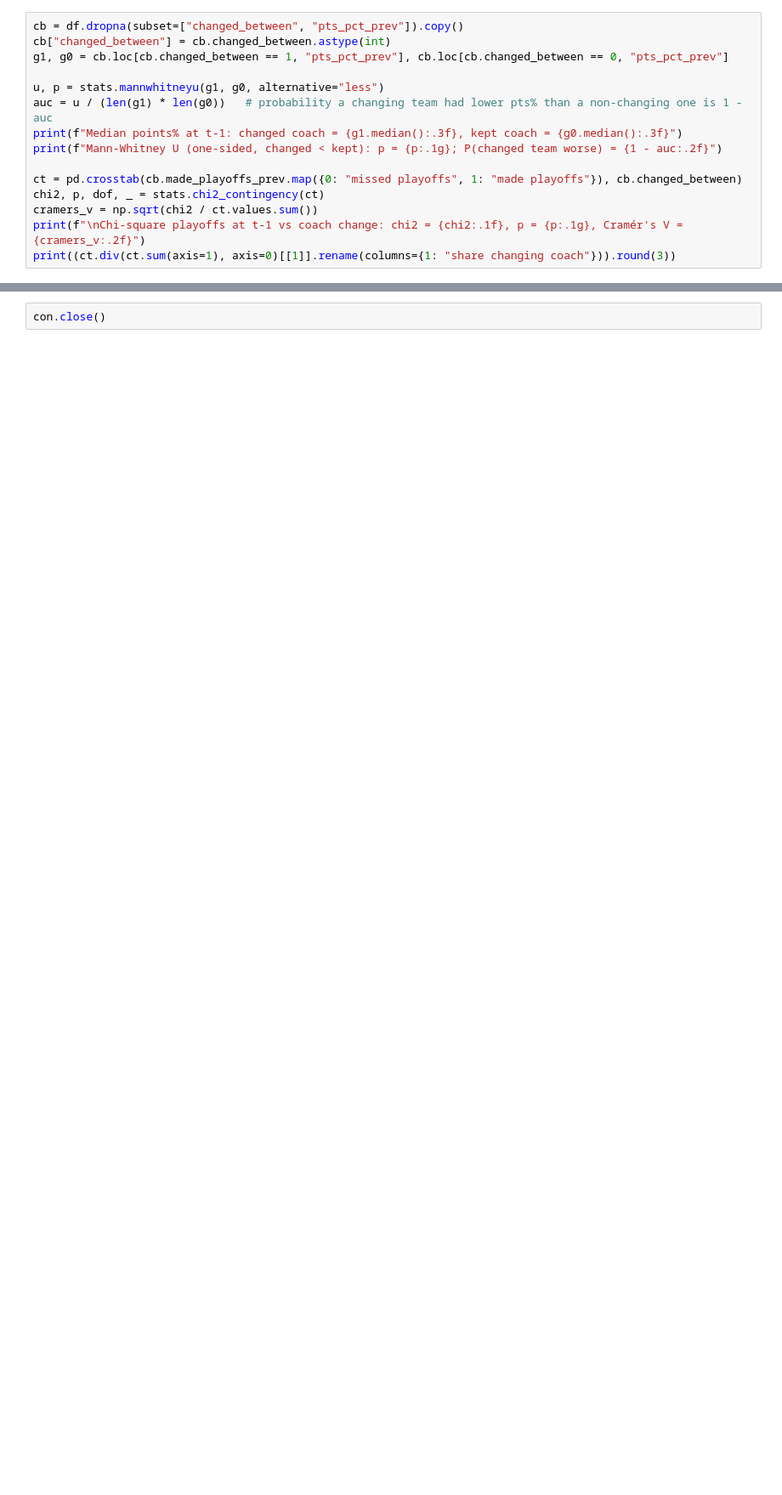
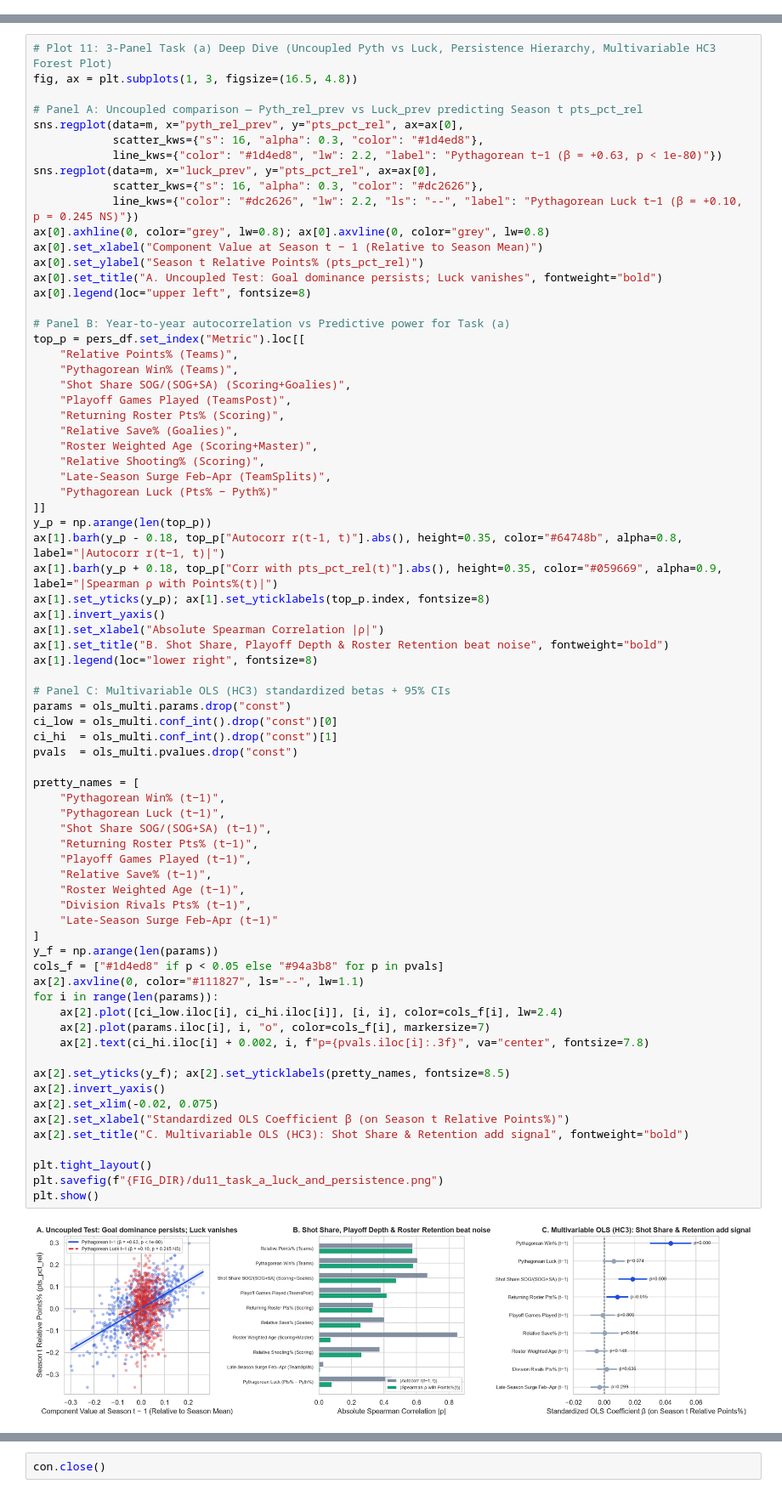
Before and after one commit to LuisBento2005/AC_DataMining, a Jupyter notebook: notebooks/02_statistical_analysis.ipynb, the cells around one changed output, grey strips where cells are left out. Shown at 85% size. Saved outputs shown, nothing was run; the diff lists cells and outputs as text; blank space fills up the shorter version.

```diff
--- a/notebooks/02_statistical_analysis.ipynb
+++ b/notebooks/02_statistical_analysis.ipynb
@@ -233,15 +0,0 @@ gd_pg_prev      Spearman with pts_pct at t: 0.635
-# %%
-cb = df.dropna(subset=["changed_between", "pts_pct_prev"]).copy()
-cb["changed_between"] = cb.changed_between.astype(int)
-g1, g0 = cb.loc[cb.changed_between == 1, "pts_pct_prev"], cb.loc[cb.changed_between == 0, "pts_pct_prev"]
-
-u, p = stats.mannwhitneyu(g1, g0, alternative="less")
-auc = u / (len(g1) * len(g0))   # probability a changing team had lower pts% than a non-changing one is 1 - auc
-print(f"Median points% at t-1: changed coach = {g1.median():.3f}, kept coach = {g0.median():.3f}")
-print(f"Mann-Whitney U (one-sided, changed < kept): p = {p:.1g}; P(changed team worse) = {1 - auc:.2f}")
-
-ct = pd.crosstab(cb.made_playoffs_prev.map({0: "missed playoffs", 1: "made playoffs"}), cb.changed_between)
-chi2, p, dof, _ = stats.chi2_contingency(ct)
-cramers_v = np.sqrt(chi2 / ct.values.sum())
-print(f"\nChi-square playoffs at t-1 vs coach change: chi2 = {chi2:.1f}, p = {p:.1g}, Cramér's V = {cramers_v:.2f}")
-print((ct.div(ct.sum(axis=1), axis=0)[[1]].rename(columns={1: "share changing coach"})).round(3))
@@ -352,0 +562,75 @@ The profile is associated with a coach change the next season (χ² p < 0.001):
+# %%
+# Plot 11: 3-Panel Task (a) Deep Dive (Uncoupled Pyth vs Luck, Persistence Hierarchy, Multivariable HC3 Forest Plot)
+fig, ax = plt.subplots(1, 3, figsize=(16.5, 4.8))
+
+# Panel A: Uncoupled comparison — Pyth_rel_prev vs Luck_prev predicting Season t pts_pct_rel
+sns.regplot(data=m, x="pyth_rel_prev", y="pts_pct_rel", ax=ax[0],
+            scatter_kws={"s": 16, "alpha": 0.3, "color": "#1d4ed8"},
+            line_kws={"color": "#1d4ed8", "lw": 2.2, "label": "Pythagorean t−1 (β = +0.63, p < 1e-80)"})
+sns.regplot(data=m, x="luck_prev", y="pts_pct_rel", ax=ax[0],
+            scatter_kws={"s": 16, "alpha": 0.3, "color": "#dc2626"},
+            line_kws={"color": "#dc2626", "lw": 2.2, "ls": "--", "label": "Pythagorean Luck t−1 (β = +0.10, p = 0.245 NS)"})
+ax[0].axhline(0, color="grey", lw=0.8); ax[0].axvline(0, color="grey", lw=0.8)
+ax[0].set_xlabel("Component Value at Season t − 1 (Relative to Season Mean)")
+ax[0].set_ylabel("Season t Relative Points% (pts_pct_rel)")
+ax[0].set_title("A. Uncoupled Test: Goal dominance persists; Luck vanishes", fontweight="bold")
+ax[0].legend(loc="upper left", fontsize=8)
+
+# Panel B: Year-to-year autocorrelation vs Predictive power for Task (a)
+top_p = pers_df.set_index("Metric").loc[[
+    "Relative Points% (Teams)",
+    "Pythagorean Win% (Teams)",
+    "Shot Share SOG/(SOG+SA) (Scoring+Goalies)",
+    "Playoff Games Played (TeamsPost)",
+    "Returning Roster Pts% (Scoring)",
+    "Relative Save% (Goalies)",
+    "Roster Weighted Age (Scoring+Master)",
+    "Relative Shooting% (Scoring)",
+    "Late-Season Surge Feb–Apr (TeamSplits)",
+    "Pythagorean Luck (Pts% − Pyth%)"
+]]
+y_p = np.arange(len(top_p))
+ax[1].barh(y_p - 0.18, top_p["Autocorr r(t-1, t)"].abs(), height=0.35, color="#64748b", alpha=0.8, label="|Autocorr r(t−1, t)|")
+ax[1].barh(y_p + 0.18, top_p["Corr with pts_pct_rel(t)"].abs(), height=0.35, color="#059669", alpha=0.9, label="|Spearman ρ with Points%(t)|")
+ax[1].set_yticks(y_p); ax[1].set_yticklabels(top_p.index, fontsize=8)
+ax[1].invert_yaxis()
+ax[1].set_xlabel("Absolute Spearman Correlation |ρ|")
+ax[1].set_title("B. Shot Share, Playoff Depth & Roster Retention beat noise", fontweight="bold")
+ax[1].legend(loc="lower right", fontsize=8)
+
+# Panel C: Multivariable OLS (HC3) standardized betas + 95% CIs
+params = ols_multi.params.drop("const")
+ci_low = ols_multi.conf_int().drop("const")[0]
+ci_hi  = ols_multi.conf_int().drop("const")[1]
+pvals  = ols_multi.pvalues.drop("const")
+
+pretty_names = [
+    "Pythagorean Win% (t−1)",
+    "Pythagorean Luck (t−1)",
+    "Shot Share SOG/(SOG+SA) (t−1)",
+    "Returning Roster Pts% (t−1)",
+    "Playoff Games Played (t−1)",
+    "Relative Save% (t−1)",
+    "Roster Weighted Age (t−1)",
+    "Division Rivals Pts% (t−1)",
+    "Late-Season Surge Feb–Apr (t−1)"
+]
+y_f = np.arange(len(params))
+cols_f = ["#1d4ed8" if p < 0.05 else "#94a3b8" for p in pvals]
+ax[2].axvline(0, color="#111827", ls="--", lw=1.1)
+for i in range(len(params)):
+    ax[2].plot([ci_low.iloc[i], ci_hi.iloc[i]], [i, i], color=cols_f[i], lw=2.4)
+    ax[2].plot(params.iloc[i], i, "o", color=cols_f[i], markersize=7)
+    ax[2].text(ci_hi.iloc[i] + 0.002, i, f"p={pvals.iloc[i]:.3f}", va="center", fontsize=7.8)
+
+ax[2].set_yticks(y_f); ax[2].set_yticklabels(pretty_names, fontsize=8.5)
+ax[2].invert_yaxis()
+ax[2].set_xlim(-0.02, 0.075)
+ax[2].set_xlabel("Standardized OLS Coefficient β (on Season t Relative Points%)")
+ax[2].set_title("C. Multivariable OLS (HC3): Shot Share & Retention add signal", fontweight="bold")
+
+plt.tight_layout()
+plt.savefig(f"{FIG_DIR}/du11_task_a_luck_and_persistence.png")
+plt.show()
+# %% [output]
+[figure, added]
```
Also changed, not shown: parts of 53 cells of this notebook, 20 other files.
